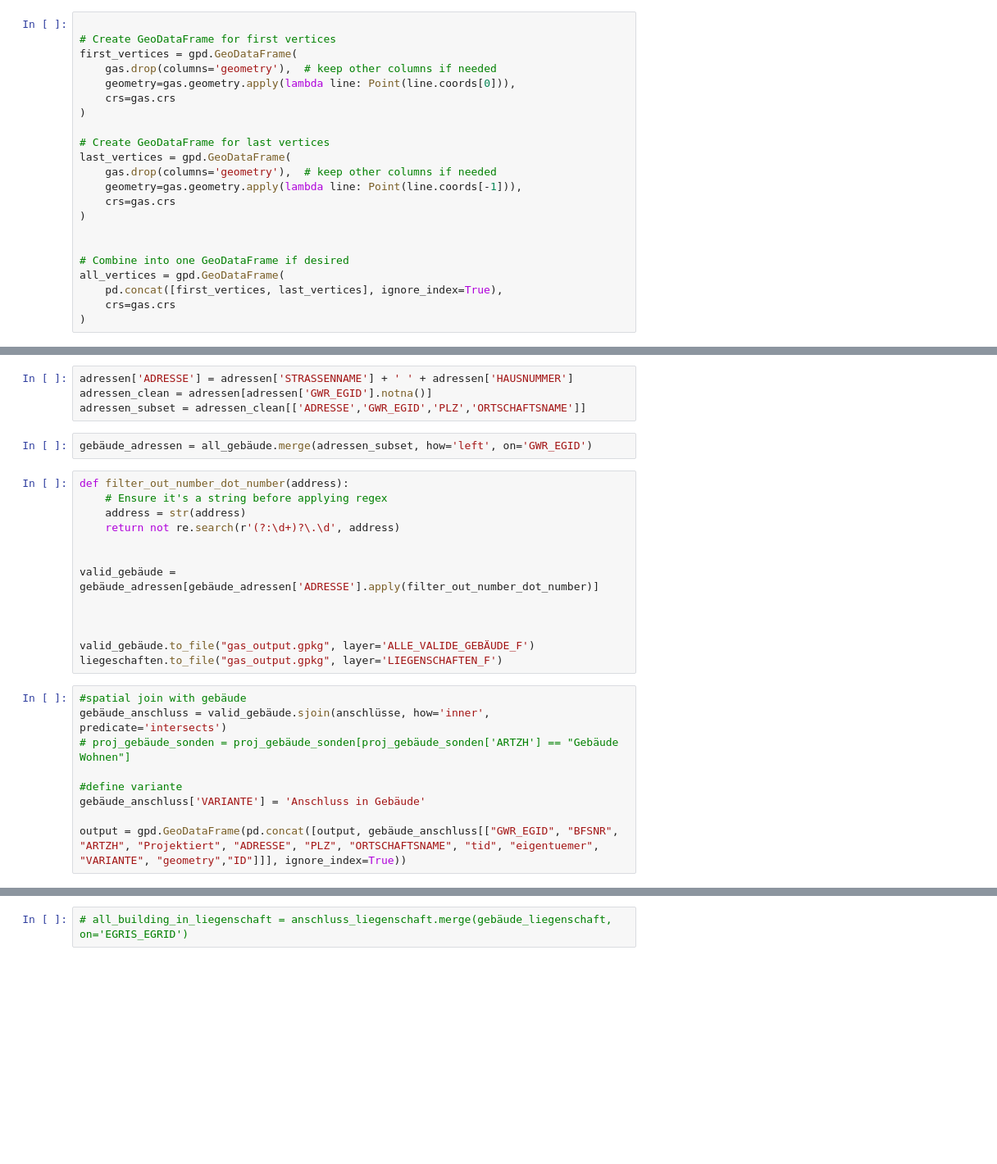
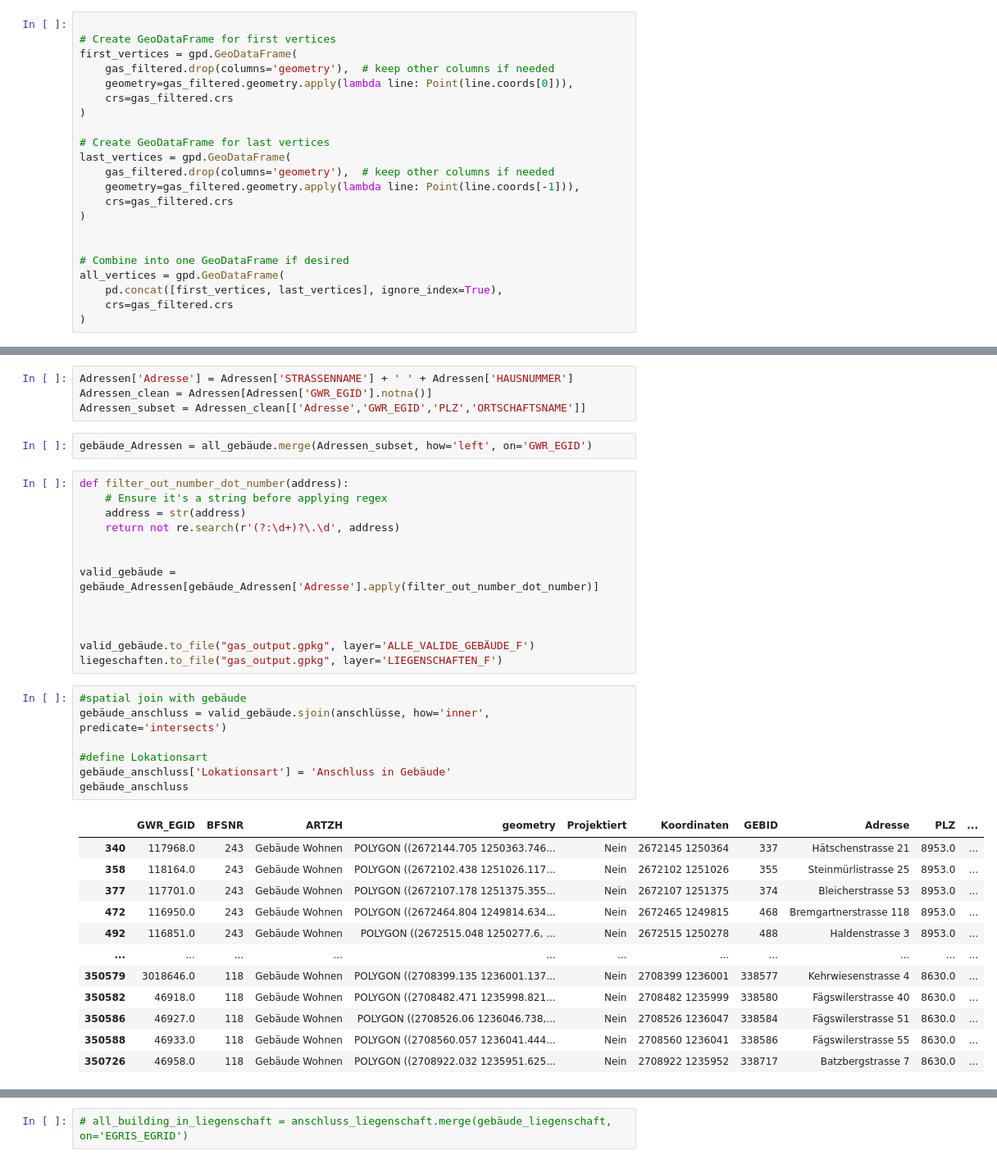
Before and after one commit to riglu/GWR, a Jupyter notebook: gas/gas.ipynb, the cells around one changed output, grey strips where cells are left out. Shown at 82% size. Cells and saved outputs as stored; diff of their text form; blank space fills up the shorter version.

```diff
--- a/gas/gas.ipynb
+++ b/gas/gas.ipynb
@@ -48,23 +60,23 @@ all_gebäude =gpd.GeoDataFrame(all_gebäude, geometry='geometry')
 
 # Create GeoDataFrame for first vertices
 first_vertices = gpd.GeoDataFrame(
-    gas.drop(columns='geometry'),  # keep other columns if needed
-    geometry=gas.geometry.apply(lambda line: Point(line.coords[0])),
-    crs=gas.crs
+    gas_filtered.drop(columns='geometry'),  # keep other columns if needed
+    geometry=gas_filtered.geometry.apply(lambda line: Point(line.coords[0])),
+    crs=gas_filtered.crs
 )
 
 # Create GeoDataFrame for last vertices
 last_vertices = gpd.GeoDataFrame(
-    gas.drop(columns='geometry'),  # keep other columns if needed
-    geometry=gas.geometry.apply(lambda line: Point(line.coords[-1])),
-    crs=gas.crs
+    gas_filtered.drop(columns='geometry'),  # keep other columns if needed
+    geometry=gas_filtered.geometry.apply(lambda line: Point(line.coords[-1])),
+    crs=gas_filtered.crs
 )
 
 
 # Combine into one GeoDataFrame if desired
 all_vertices = gpd.GeoDataFrame(
     pd.concat([first_vertices, last_vertices], ignore_index=True),
-    crs=gas.crs
+    crs=gas_filtered.crs
 )
 # %%
 # Drop duplicate geometries
@@ -131,9 +137,9 @@ anschlüsse.to_file("gas_output.gpkg", layer='GASANSCHLUSS_P')
 # %%
-adressen['ADRESSE'] = adressen['STRASSENNAME'] + ' ' + adressen['HAUSNUMMER']
-adressen_clean = adressen[adressen['GWR_EGID'].notna()]
-adressen_subset = adressen_clean[['ADRESSE','GWR_EGID','PLZ','ORTSCHAFTSNAME']]
+Adressen['Adresse'] = Adressen['STRASSENNAME'] + ' ' + Adressen['HAUSNUMMER']
+Adressen_clean = Adressen[Adressen['GWR_EGID'].notna()]
+Adressen_subset = Adressen_clean[['Adresse','GWR_EGID','PLZ','ORTSCHAFTSNAME']]
 # %%
-gebäude_adressen = all_gebäude.merge(adressen_subset, how='left', on='GWR_EGID')
+gebäude_Adressen = all_gebäude.merge(Adressen_subset, how='left', on='GWR_EGID')
 # %%
 def filter_out_number_dot_number(address):
     # Ensure it's a string before applying regex
@@ -141,7 +147,7 @@ def filter_out_number_dot_number(address):
     return not re.search(r'(?:\d+)?\.\d', address)
 
 
-valid_gebäude = gebäude_adressen[gebäude_adressen['ADRESSE'].apply(filter_out_number_dot_number)]
+valid_gebäude = gebäude_Adressen[gebäude_Adressen['Adresse'].apply(filter_out_number_dot_number)]
 
 
 
@@ -150,9 +156,20 @@ liegeschaften.to_file("gas_output.gpkg", layer='LIEGENSCHAFTEN_F')
 # %%
 #spatial join with gebäude
 gebäude_anschluss = valid_gebäude.sjoin(anschlüsse, how='inner', predicate='intersects')
-# proj_gebäude_sonden = proj_gebäude_sonden[proj_gebäude_sonden['ARTZH'] == "Gebäude Wohnen"]
 
-#define variante
-gebäude_anschluss['VARIANTE'] = 'Anschluss in Gebäude'
-
-output = gpd.GeoDataFrame(pd.concat([output, gebäude_anschluss[["GWR_EGID", "BFSNR", "ARTZH", "Projektiert", "ADRESSE", "PLZ", "ORTSCHAFTSNAME", "tid", "eigentuemer", "VARIANTE", "geometry","ID"]]], ignore_index=True))
+#define Lokationsart
+gebäude_anschluss['Lokationsart'] = 'Anschluss in Gebäude'
+gebäude_anschluss
+# %% [output]
+|  | GWR_EGID | BFSNR | ARTZH | geometry | Projektiert | Koordinaten | GEBID | Adresse | PLZ | ... |
+| 340 | 117968.0 | 243 | Gebäude Wohnen | POLYGON ((2672144.705 1250363.746... | Nein | 2672145 1250364 | 337 | Hätschenstrasse 21 | 8953.0 | ... |
+| 358 | 118164.0 | 243 | Gebäude Wohnen | POLYGON ((2672102.438 1251026.117... | Nein | 2672102 1251026 | 355 | Steinmürlistrasse 25 | 8953.0 | ... |
+| 377 | 117701.0 | 243 | Gebäude Wohnen | POLYGON ((2672107.178 1251375.355... | Nein | 2672107 1251375 | 374 | Bleicherstrasse 53 | 8953.0 | ... |
+| 472 | 116950.0 | 243 | Gebäude Wohnen | POLYGON ((2672464.804 1249814.634... | Nein | 2672465 1249815 | 468 | Bremgartnerstrasse 118 | 8953.0 | ... |
+| 492 | 116851.0 | 243 | Gebäude Wohnen | POLYGON ((2672515.048 1250277.6, ... | Nein | 2672515 1250278 | 488 | Haldenstrasse 3 | 8953.0 | ... |
+| ... | ... | ... | ... | ... | ... | ... | ... | ... | ... | ... |
+| 350579 | 3018646.0 | 118 | Gebäude Wohnen | POLYGON ((2708399.135 1236001.137... | Nein | 2708399 1236001 | 338577 | Kehrwiesenstrasse 4 | 8630.0 | ... |
+| 350582 | 46918.0 | 118 | Gebäude Wohnen | POLYGON ((2708482.471 1235998.821... | Nein | 2708482 1235999 | 338580 | Fägswilerstrasse 40 | 8630.0 | ... |
+| 350586 | 46927.0 | 118 | Gebäude Wohnen | POLYGON ((2708526.06 1236046.738,... | Nein | 2708526 1236047 | 338584 | Fägswilerstrasse 51 | 8630.0 | ... |
+| 350588 | 46933.0 | 118 | Gebäude Wohnen | POLYGON ((2708560.057 1236041.444... | Nein | 2708560 1236041 | 338586 | Fägswilerstrasse 55 | 8630.0 | ... |
+| 350726 | 46958.0 | 118 | Gebäude Wohnen | POLYGON ((2708922.032 1235951.625... | Nein | 2708922 1235952 | 338717 | Batzbergstrasse 7 | 8630.0 | ... |
```
Also changed, not shown: parts of 30 cells of this notebook, 1 other file.
